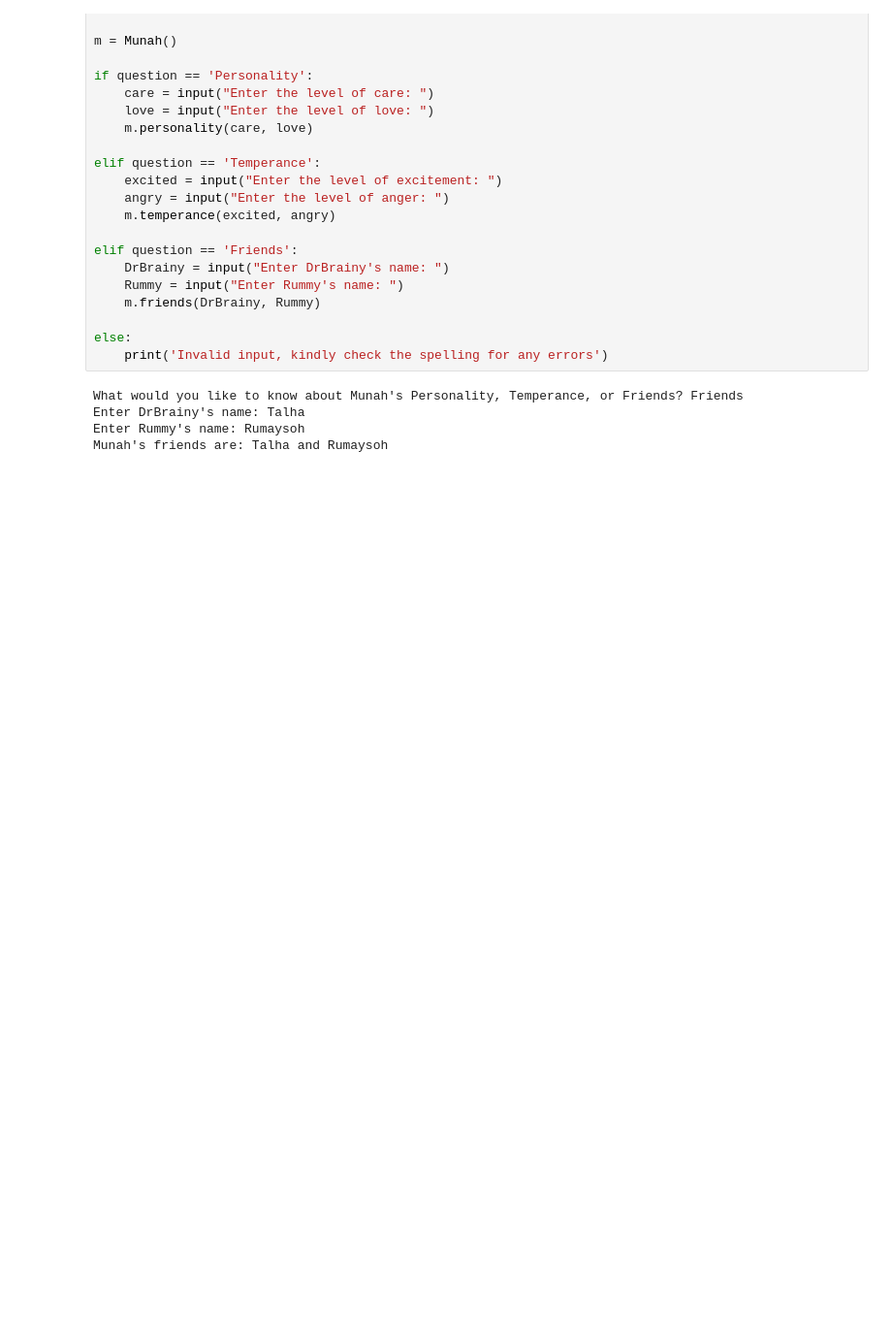
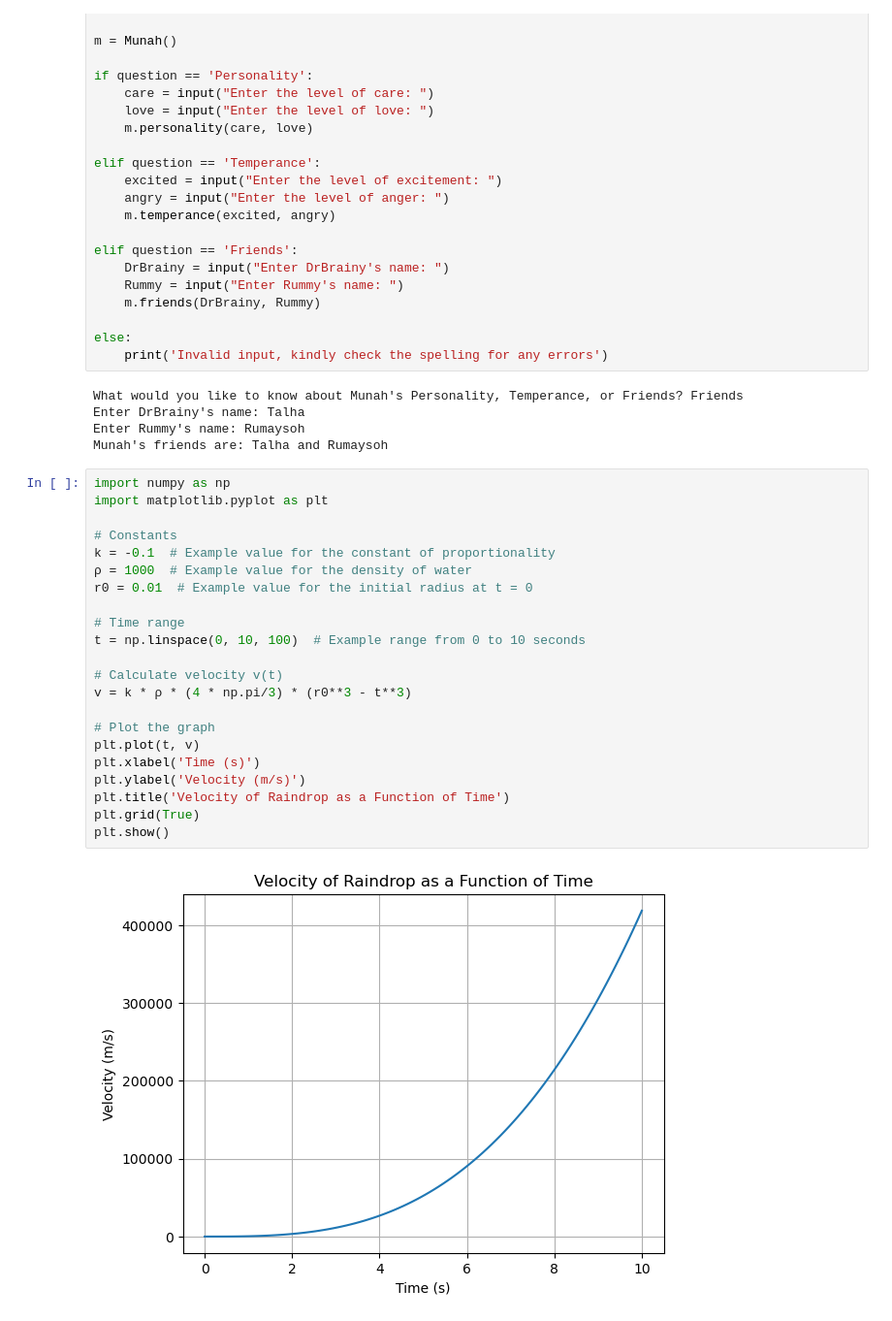
Before and after one commit to meymunahao/Python_Repo, a Jupyter notebook: practice-for exam/Re-Projects.ipynb, the cells around one changed output. Shown at 97% size. Drawn from its saved outputs; the diff is of its cells as text; blank space fills up the shorter version.

```diff
--- a/practice-for exam/Re-Projects.ipynb
+++ b/practice-for exam/Re-Projects.ipynb
@@ -114,3 +114,27 @@ What would you like to know about Munah's Personality, Temperance, or Friends? F
 Enter DrBrainy's name: Talha
 Enter Rummy's name: Rumaysoh
 Munah's friends are: Talha and Rumaysoh
+# %%
+import numpy as np
+import matplotlib.pyplot as plt
+
+# Constants
+k = -0.1  # Example value for the constant of proportionality
+ρ = 1000  # Example value for the density of water
+r0 = 0.01  # Example value for the initial radius at t = 0
+
+# Time range
+t = np.linspace(0, 10, 100)  # Example range from 0 to 10 seconds
+
+# Calculate velocity v(t)
+v = k * ρ * (4 * np.pi/3) * (r0**3 - t**3)
+
+# Plot the graph
+plt.plot(t, v)
+plt.xlabel('Time (s)')
+plt.ylabel('Velocity (m/s)')
+plt.title('Velocity of Raindrop as a Function of Time')
+plt.grid(True)
+plt.show()
+# %% [output]
+[figure, added]
```
Also changed, not shown: 4 other files.
